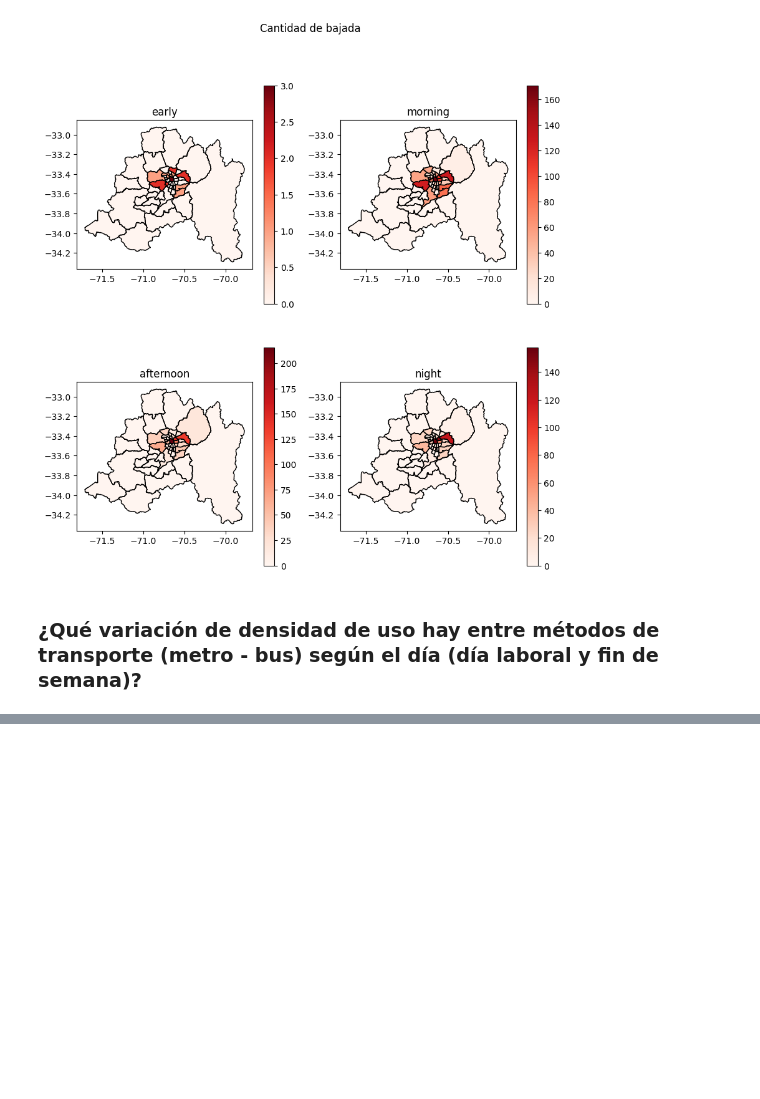
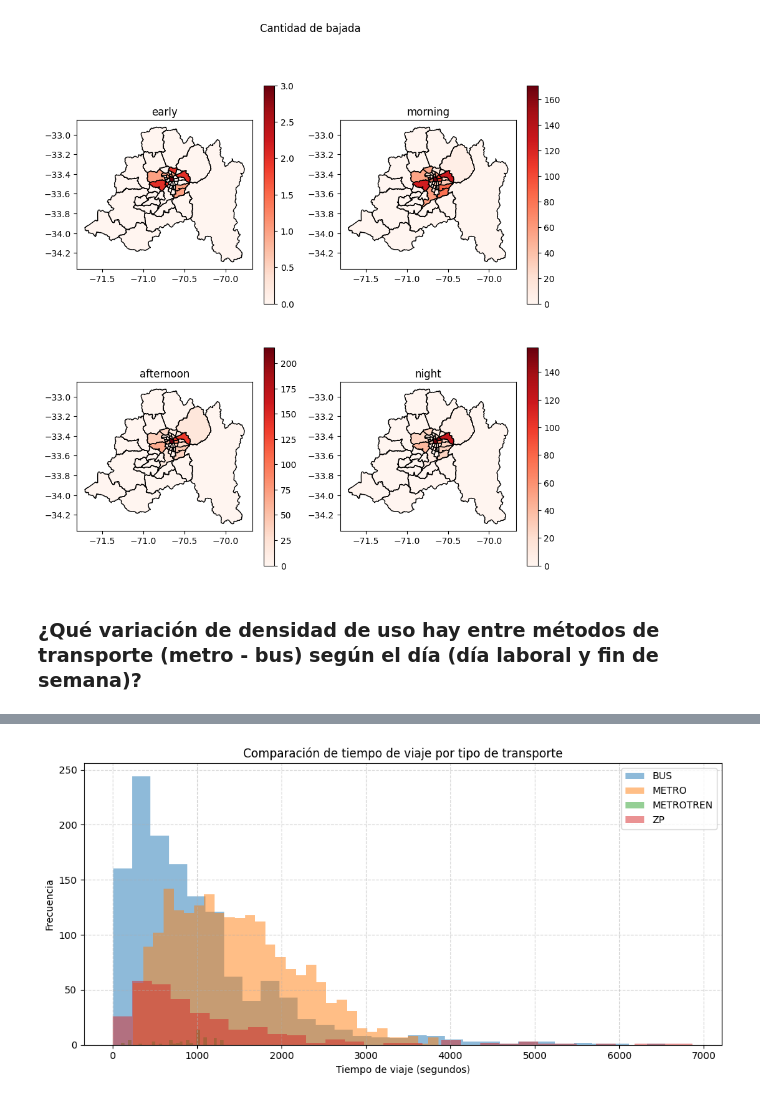
Before and after one commit to Cheng-0201/Proyecto-de-Ciencia-de-Dato, a Jupyter notebook: notebooks/001 con muetra.ipynb, the cells around one changed output, grey strips where cells are left out. Saved outputs shown, nothing was run; the diff lists cells and outputs as text; code cells hidden in the pictures; blank space fills up the shorter version.

```diff
--- a/notebooks/001 con muetra.ipynb
+++ b/notebooks/001 con muetra.ipynb
@@ -341,0 +355,15 @@ for i, time in enumerate(["early", "morning", "afternoon", "night"], 1):
+# %%
+plt.figure(figsize=(10,5))
+for tipo in df_has_bajada['tipo_transporte'].dropna().unique():
+    subset = df_has_bajada[df_has_bajada['tipo_transporte'] == tipo]['tiempo_etapa'].dropna()
+    plt.hist(subset, bins=30, alpha=0.5, label=tipo)
+
+plt.title('Comparación de tiempo de viaje por tipo de transporte')
+plt.xlabel('Tiempo de viaje (segundos)')
+plt.ylabel('Frecuencia')
+plt.legend()
+plt.grid(True, linestyle='--', alpha=0.5)
+plt.tight_layout()
+plt.show()
+# %% [output]
+[figure, added]
```
Also changed, not shown: parts of 5 cells of this notebook.
